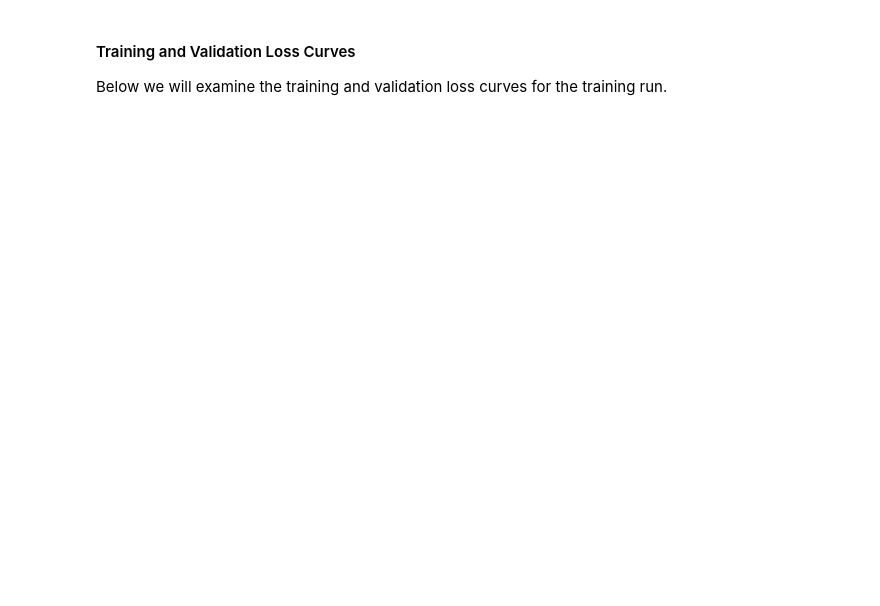
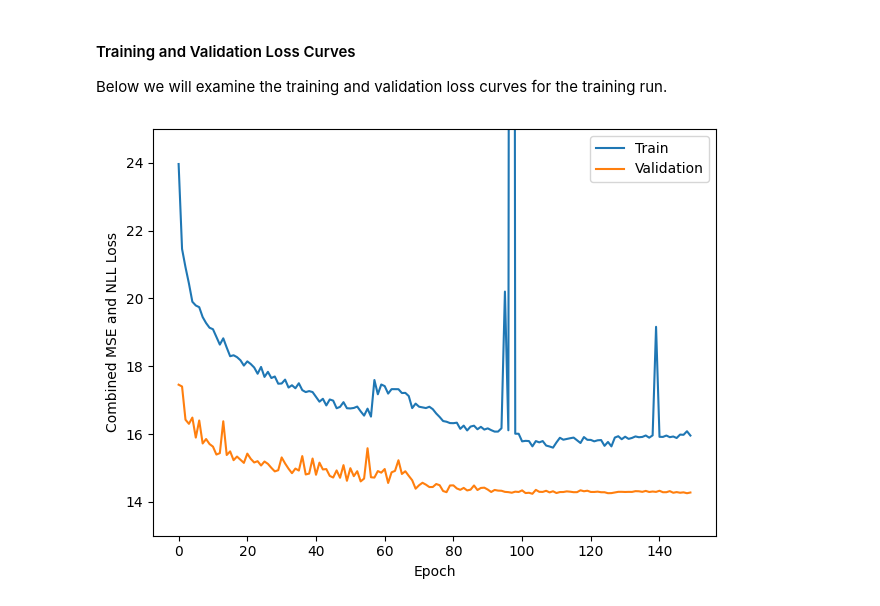
Before and after one commit to rolandbernard/capstone-project, a Jupyter notebook: code/notebooks/2.b.train.yolo.ipynb, the cells around one changed output. Saved outputs shown, nothing was run; the diff lists cells and outputs as text; code cells hidden in the pictures; blank space fills up the shorter version.

```diff
--- a/code/notebooks/2.b.train.yolo.ipynb
+++ b/code/notebooks/2.b.train.yolo.ipynb
@@ -39,12 +57,15 @@ Below we will examine the training and validation loss curves for the training r
 # %%
 df = pd.read_csv("../stats/yolo.csv").sort_values("step")
 
 plt.plot(df["step"], df["tr_loss"], label="Train")
 plt.plot(df["step"], df["val_loss"], label="Validation")
 plt.ylabel("Combined MSE and NLL Loss")
 plt.xlabel("Epoch")
+plt.ylim(13, 25)
 plt.legend()
 plt.tight_layout()
 plt.savefig(f"../../presentation1/figures/lcurve-yolo.pdf",
             format="pdf", bbox_inches='tight', pad_inches=0)
 plt.show()
+# %% [output]
+[figure, added]
```
Also changed, not shown: parts of 1 cell of this notebook, 5 other files.
